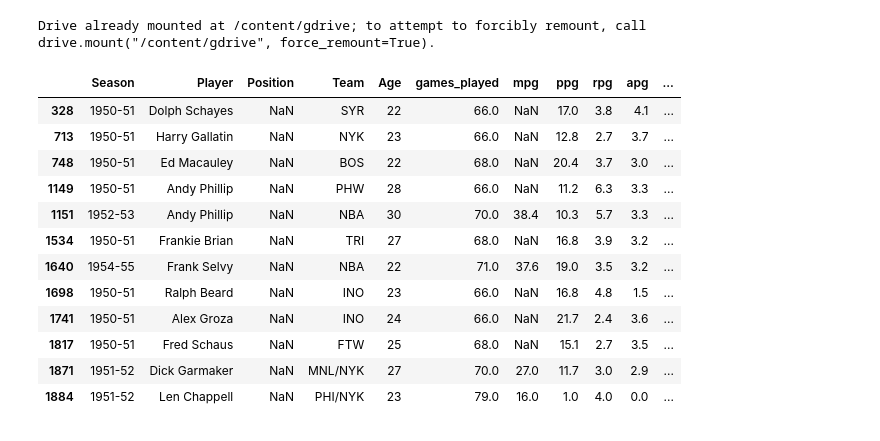
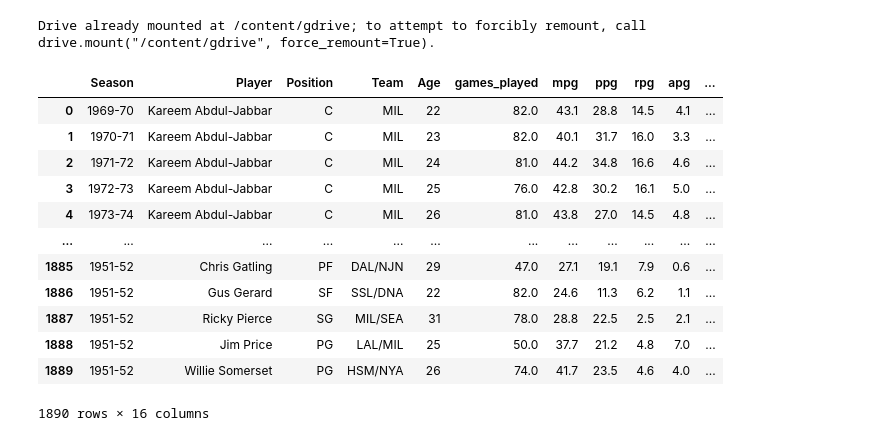
Before and after one commit to bcorr-personal/Predicting_NBA_MVP, a Jupyter notebook: Data_Cleaning_and_Collection.ipynb, the cells around one changed output. Cells and saved outputs as stored; diff of their text form; code cells hidden in the pictures.

```diff
--- a/Data_Cleaning_and_Collection.ipynb
+++ b/Data_Cleaning_and_Collection.ipynb
@@ -308,18 +310,19 @@ Drive already mounted at /content/gdrive; to attempt to forcibly remount, call d
 # %%
 from google.colab import drive
 full_data = pd.read_csv('/content/gdrive/My Drive/full_data.csv')
-full_data[full_data["Position"].isna()]
-# %% [output]
-|  | Season | Player | Position | Team | Age | games_played | mpg | ppg | rpg | apg | ... |
-| 328 | 1950-51 | Dolph Schayes | NaN | SYR | 22 | 66.0 | NaN | 17.0 | 3.8 | 4.1 | ... |
-| 713 | 1950-51 | Harry Gallatin | NaN | NYK | 23 | 66.0 | NaN | 12.8 | 2.7 | 3.7 | ... |
-| 748 | 1950-51 | Ed Macauley | NaN | BOS | 22 | 68.0 | NaN | 20.4 | 3.7 | 3.0 | ... |
-| 1149 | 1950-51 | Andy Phillip | NaN | PHW | 28 | 66.0 | NaN | 11.2 | 6.3 | 3.3 | ... |
-| 1151 | 1952-53 | Andy Phillip | NaN | NBA | 30 | 70.0 | 38.4 | 10.3 | 5.7 | 3.3 | ... |
-| 1534 | 1950-51 | Frankie Brian | NaN | TRI | 27 | 68.0 | NaN | 16.8 | 3.9 | 3.2 | ... |
-| 1640 | 1954-55 | Frank Selvy | NaN | NBA | 22 | 71.0 | 37.6 | 19.0 | 3.5 | 3.2 | ... |
-| 1698 | 1950-51 | Ralph Beard | NaN | INO | 23 | 66.0 | NaN | 16.8 | 4.8 | 1.5 | ... |
-| 1741 | 1950-51 | Alex Groza | NaN | INO | 24 | 66.0 | NaN | 21.7 | 2.4 | 3.6 | ... |
-| 1817 | 1950-51 | Fred Schaus | NaN | FTW | 25 | 68.0 | NaN | 15.1 | 2.7 | 3.5 | ... |
-| 1871 | 1951-52 | Dick Garmaker | NaN | MNL/NYK | 27 | 70.0 | 27.0 | 11.7 | 3.0 | 2.9 | ... |
-| 1884 | 1951-52 | Len Chappell | NaN | PHI/NYK | 23 | 79.0 | 16.0 | 1.0 | 4.0 | 0.0 | ... |
+# %%
+full_data
+# %% [output]
+|  | Season | Player | Position | Team | Age | games_played | mpg | ppg | rpg | apg | ... |
+| 0 | 1969-70 | Kareem Abdul-Jabbar | C | MIL | 22 | 82.0 | 43.1 | 28.8 | 14.5 | 4.1 | ... |
+| 1 | 1970-71 | Kareem Abdul-Jabbar | C | MIL | 23 | 82.0 | 40.1 | 31.7 | 16.0 | 3.3 | ... |
+| 2 | 1971-72 | Kareem Abdul-Jabbar | C | MIL | 24 | 81.0 | 44.2 | 34.8 | 16.6 | 4.6 | ... |
+| 3 | 1972-73 | Kareem Abdul-Jabbar | C | MIL | 25 | 76.0 | 42.8 | 30.2 | 16.1 | 5.0 | ... |
+| 4 | 1973-74 | Kareem Abdul-Jabbar | C | MIL | 26 | 81.0 | 43.8 | 27.0 | 14.5 | 4.8 | ... |
+| ... | ... | ... | ... | ... | ... | ... | ... | ... | ... | ... | ... |
+| 1885 | 1951-52 | Chris Gatling | PF | DAL/NJN | 29 | 47.0 | 27.1 | 19.1 | 7.9 | 0.6 | ... |
+| 1886 | 1951-52 | Gus Gerard | SF | SSL/DNA | 22 | 82.0 | 24.6 | 11.3 | 6.2 | 1.1 | ... |
+| 1887 | 1951-52 | Ricky Pierce | SG | MIL/SEA | 31 | 78.0 | 28.8 | 22.5 | 2.5 | 2.1 | ... |
+| 1888 | 1951-52 | Jim Price | PG | LAL/MIL | 25 | 50.0 | 37.7 | 21.2 | 4.8 | 7.0 | ... |
+| 1889 | 1951-52 | Willie Somerset | PG | HSM/NYA | 26 | 74.0 | 41.7 | 23.5 | 4.6 | 4.0 | ... |
+1890 rows × 16 columns
```
Also changed, not shown: parts of 1 cell of this notebook.
